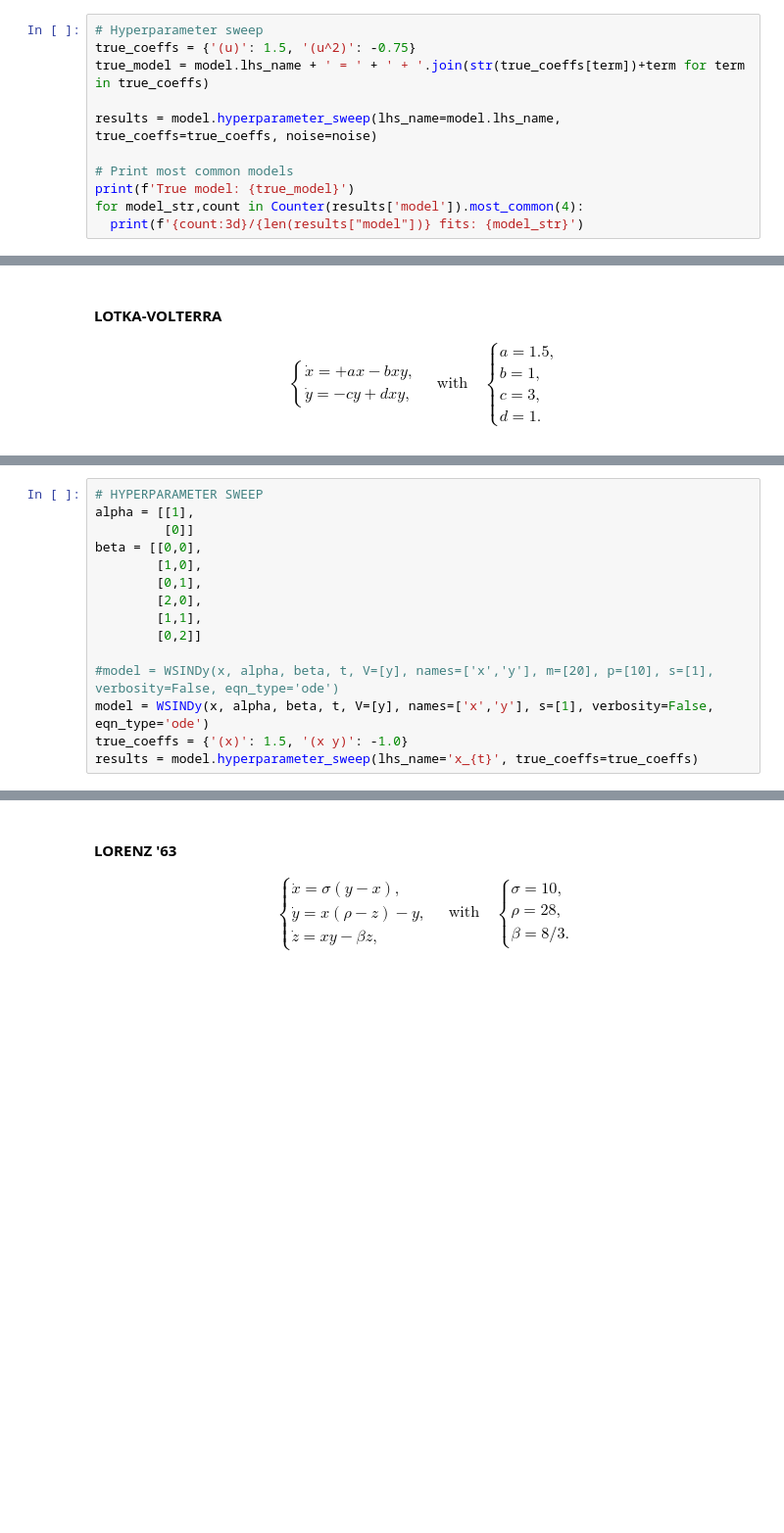
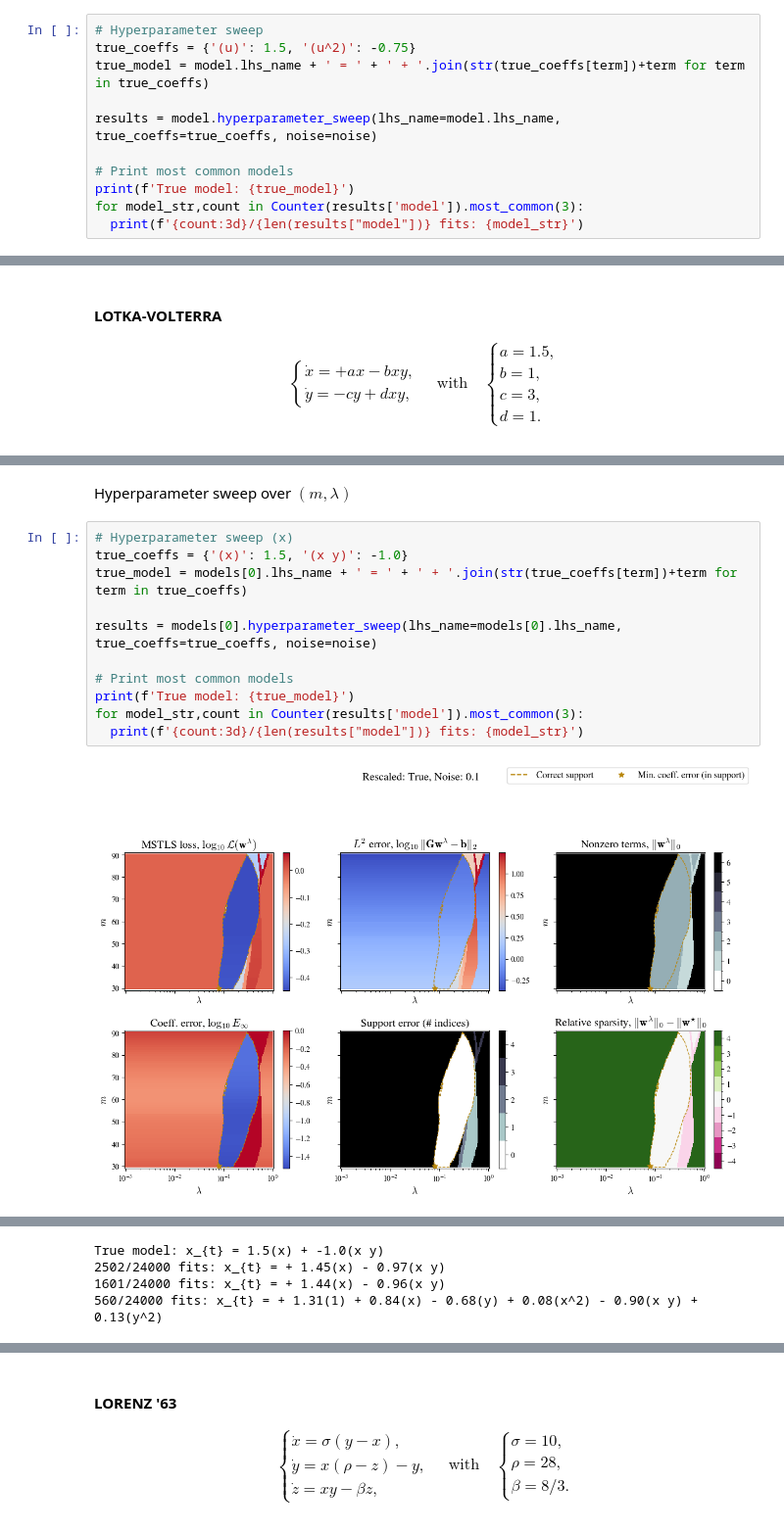
Before and after one commit to SethMinor/PyWSINDy-for-PDEs, a Jupyter notebook: examples/wsindy_ode_examples.ipynb, the cells around one changed output, grey strips where cells are left out. Shown at 98% size. Saved outputs shown, nothing was run; the diff lists cells and outputs as text; blank space fills up the shorter version.

```diff
--- a/examples/wsindy_ode_examples.ipynb
+++ b/examples/wsindy_ode_examples.ipynb
@@ -154,7 +156,7 @@ results = model.hyperparameter_sweep(lhs_name=model.lhs_name, true_coeffs=true_c
 
 # Print most common models
 print(f'True model: {true_model}')
-for model_str,count in Counter(results['model']).most_common(4):
+for model_str,count in Counter(results['model']).most_common(3):
   print(f'{count:3d}/{len(results["model"])} fits: {model_str}')
 # %% [output]
 [figure]
@@ -269,15 +267,15 @@ $\displaystyle y_{t} = - 3.05(y) + 1.02(y x)$
-# %%
-# HYPERPARAMETER SWEEP
-alpha = [[1],
-         [0]]
-beta = [[0,0],
-        [1,0],
-        [0,1],
-        [2,0],
-        [1,1],
-        [0,2]]
-
-#model = WSINDy(x, alpha, beta, t, V=[y], names=['x','y'], m=[20], p=[10], s=[1], verbosity=False, eqn_type='ode')
-model = WSINDy(x, alpha, beta, t, V=[y], names=['x','y'], s=[1], verbosity=False, eqn_type='ode')
-true_coeffs = {'(x)': 1.5, '(x y)': -1.0}
-results = model.hyperparameter_sweep(lhs_name='x_{t}', true_coeffs=true_coeffs)
+# %% [markdown]
+Hyperparameter sweep over $(m,\lambda)$
+# %%
+# Hyperparameter sweep (x)
+true_coeffs = {'(x)': 1.5, '(x y)': -1.0}
+true_model = models[0].lhs_name + ' = ' + ' + '.join(str(true_coeffs[term])+term for term in true_coeffs)
+
+results = models[0].hyperparameter_sweep(lhs_name=models[0].lhs_name, true_coeffs=true_coeffs, noise=noise)
+
+# Print most common models
+print(f'True model: {true_model}')
+for model_str,count in Counter(results['model']).most_common(3):
+  print(f'{count:3d}/{len(results["model"])} fits: {model_str}')
+# %% [output]
+[figure, added]
@@ -283,0 +283,4 @@ results = model.hyperparameter_sweep(lhs_name='x_{t}', true_coeffs=true_coeffs)
+True model: x_{t} = 1.5(x) + -1.0(x y)
+2502/24000 fits: x_{t} = + 1.45(x) - 0.97(x y)
+1601/24000 fits: x_{t} = + 1.44(x) - 0.96(x y)
+560/24000 fits: x_{t} = + 1.31(1) + 0.84(x) - 0.68(y) + 0.08(x^2) - 0.90(x y) + 0.13(y^2)
```
Also changed, not shown: parts of 19 cells of this notebook, 1 other file.
